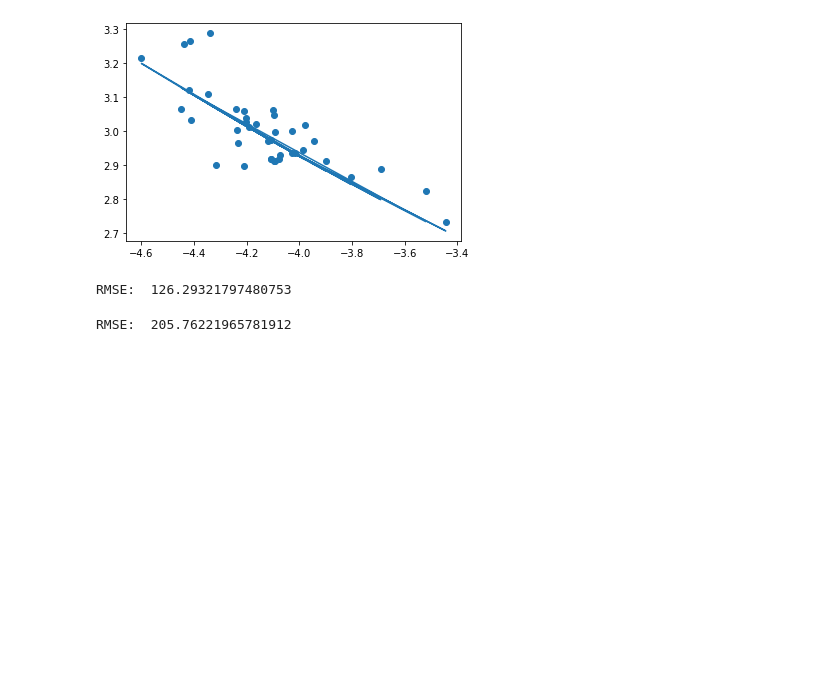
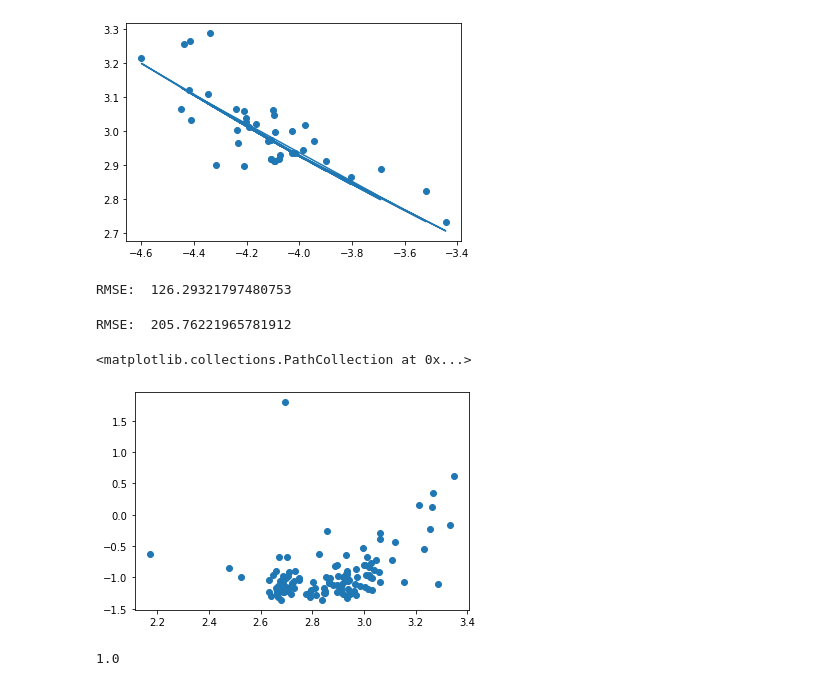
Before and after one commit to nathan99sun/HybridPred, a Jupyter notebook: source/Nature SVR.ipynb, the cells around one changed output. Drawn from its saved outputs; the diff is of its cells as text; code cells hidden in the pictures; blank space fills up the shorter version.

```diff
--- a/source/Nature SVR.ipynb
+++ b/source/Nature SVR.ipynb
@@ -103,3 +105,46 @@ RMSE:  126.29321797480753
 print("RMSE: ", np.sqrt(np.average((10**regressor.predict(x_stest.reshape(-1,1)) - 10**y_stest)**2))) # 1 is the best score
 # %% [output]
 RMSE:  205.76221965781912
+# %%
+data = np.loadtxt('../Data/features.csv',delimiter=',', skiprows=1) # skip row for column names
+# %%
+cycle_life = np.log10(data[:,0])
+DeltaQ_logVar = data[:,1]
+DeltaQ_Min = data[:, 2]
+DeltaQ_Skew = data[:, 3]
+DeltaQ_Kurt = data[:, 4]
+QD_Max_2 = data[:, 5]
+QD_2 = data[:, 6]
+slope_capacity_fade_2_100 = data[:, 7]
+intercept_capacity_fade_2_100 = data[:, 8]
+slope_capacity_fade_91_100 = data[:, 9]
+intercept_capacity_91_100 = data[:, 10]
+init_avg_charge_time = data[:, 11]
+avg_T = data[:, 12]
+min_IR = data[:, 13]
+IR_100_2 = data[:, 14]
+# %%
+plt.scatter(cycle_life, DeltaQ_Kurt)
+# %% [output]
+<matplotlib.collections.PathCollection at 0x...>
+[figure, added]
+# %%
+X = np.array([DeltaQ_logVar, DeltaQ_Min, DeltaQ_Kurt, DeltaQ_Skew, QD_Max_2, QD_2, IR_100_2])
+
+scaler = preprocessing.StandardScaler().fit(X)
+X = scaler.transform(X)
+
+x_train = X[:,train_ind]
+y_train = cycle_life[train_ind]
+
+x_test = X[:,test_ind]
+y_test = cycle_life[test_ind]
+
+x_stest = X[:,secondary_ind]
+y_stest = cycle_life[secondary_ind]
+
+print(np.var(x_stest))
+
+regressor = SVR()
+# %% [output]
+1.0
```
Also changed, not shown: parts of 8 cells of this notebook, 1 other file.
